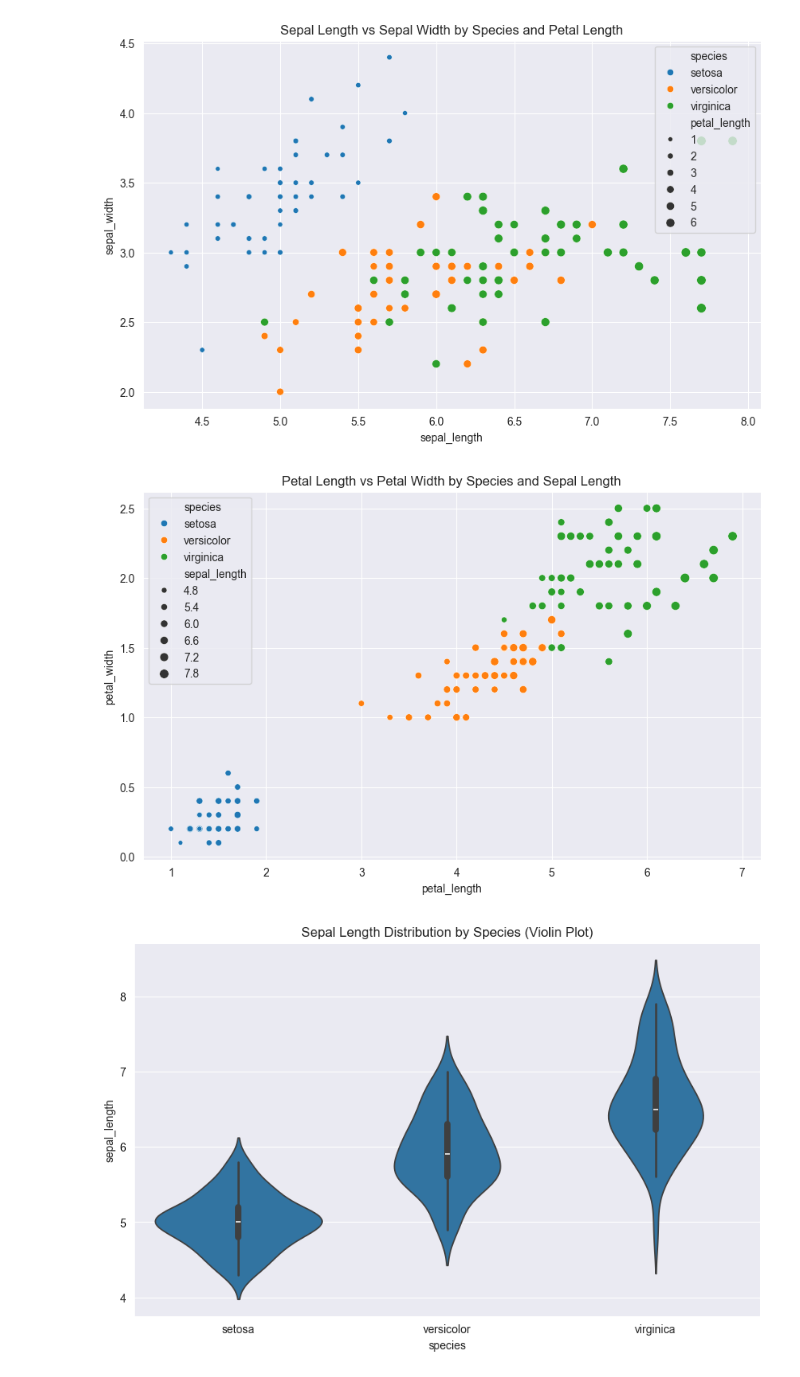
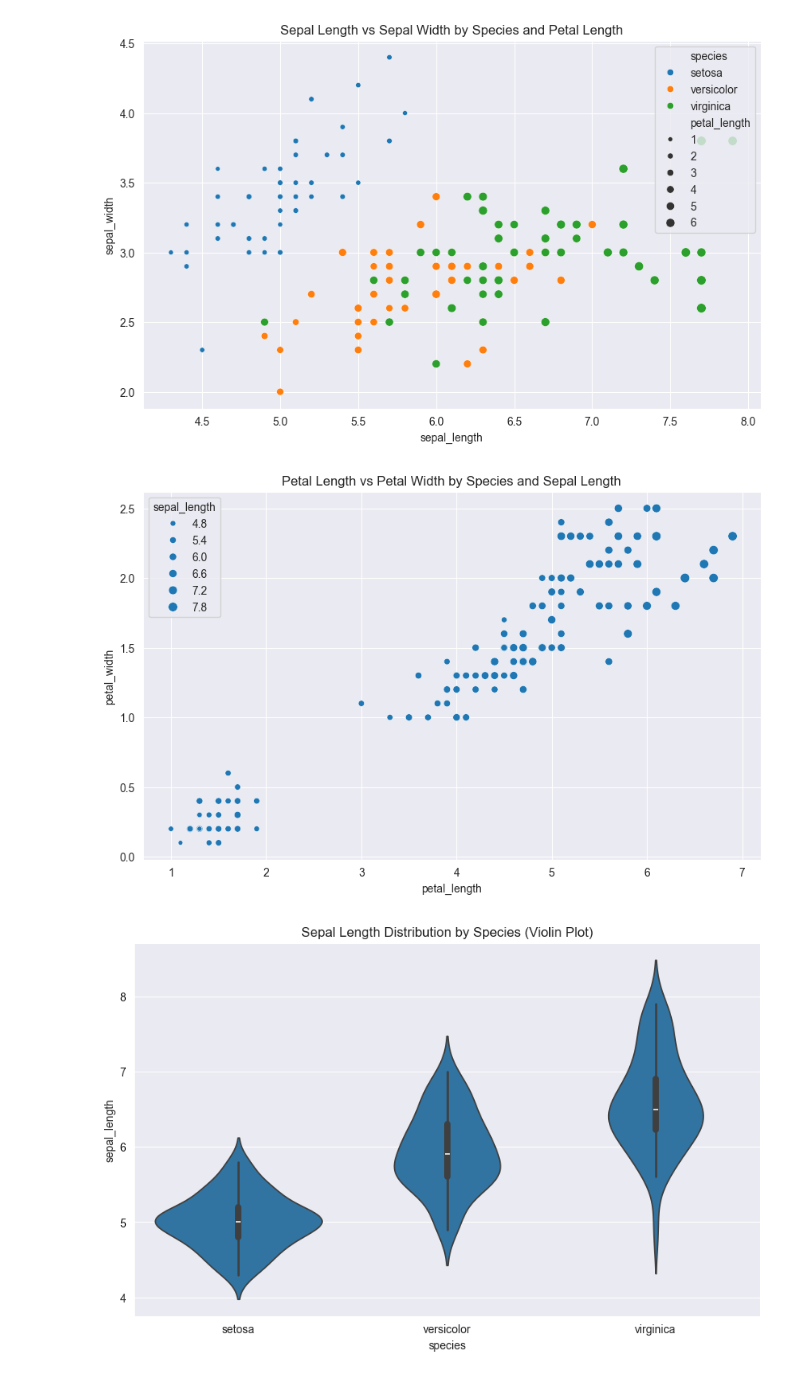
Before and after one commit to pythonp1rate/PyIntro_, a Jupyter notebook: PyIntro_Lessons/L14/L14_seaborn_visualization.ipynb, the cells around one changed output. Cells and saved outputs as stored; diff of their text form; code cells hidden in the pictures.

```diff
--- a/PyIntro_Lessons/L14/L14_seaborn_visualization.ipynb
+++ b/PyIntro_Lessons/L14/L14_seaborn_visualization.ipynb
@@ -82,12 +64,3 @@ import seaborn as sns
 print(sns.__version__)
 # %% [output]
 0.13.2
-# %%
-# Import necessary libraries
-import pandas as pd
-import seaborn as sns
-import matplotlib.pyplot as plt
-
-# Set style for better-looking plots
-sns.set_style("darkgrid")
-plt.rcParams['figure.figsize'] = (10, 6)
@@ -257,11 +148,11 @@ plt.show()
 [figure]
 # %%
 # Scatter plot with hue for multi-dimensional analysis
-sns.scatterplot(data=df, x='petal_length', y='petal_width', hue="species", size='sepal_length')
+sns.scatterplot(data=df, x='petal_length', y='petal_width', size='sepal_length')
 plt.title('Petal Length vs Petal Width by Species and Sepal Length')
 plt.show()
 # %% [output]
-[figure, old version]
+[figure, new version]
 # %%
 # Violin plot for distribution comparison
 
```
Also changed, not shown: parts of 7 cells of this notebook, 2 other files.
